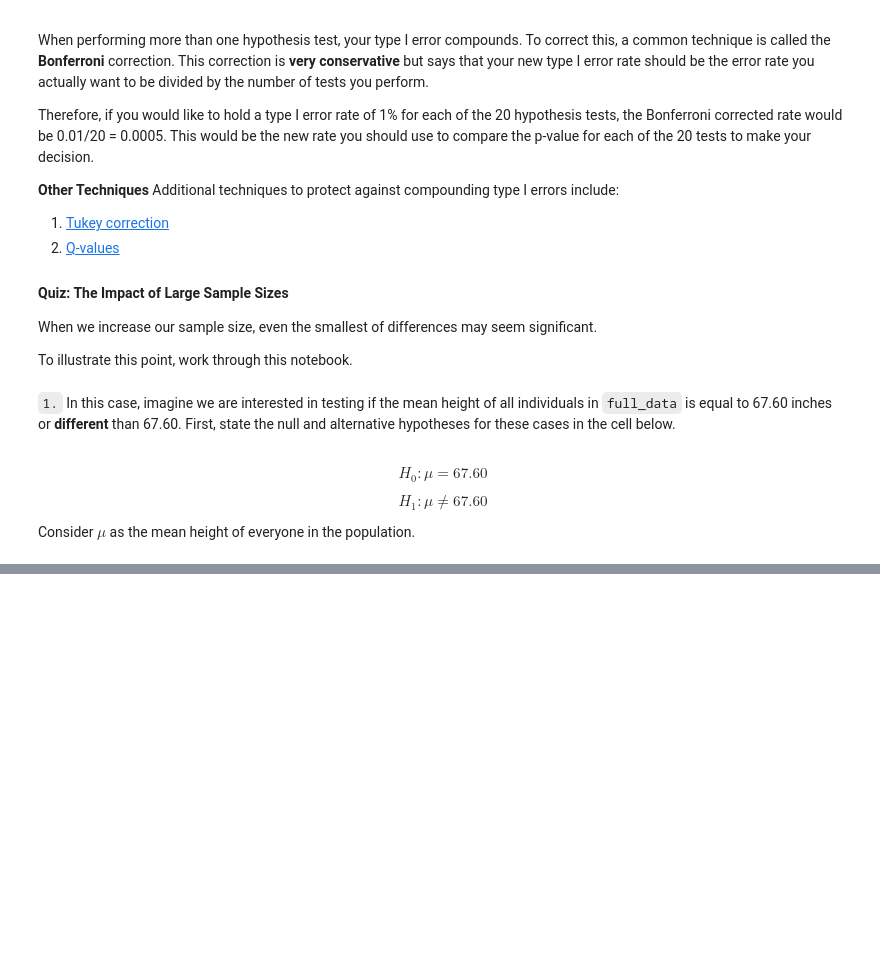
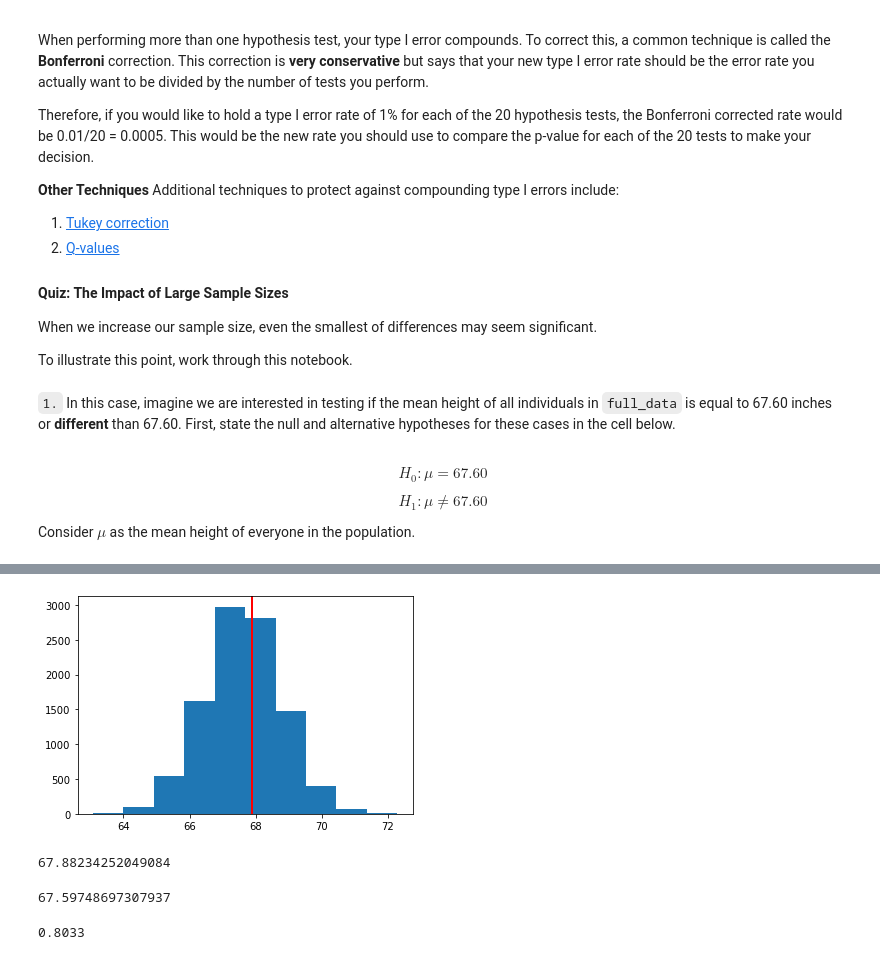
Before and after one commit to tharcyla/practical-statistics, a Jupyter notebook: 12_Hypothesis-Testing.ipynb, the cells around one changed output, grey strips where cells are left out. Cells and saved outputs as stored; diff of their text form; code cells hidden in the pictures; blank space fills up the shorter version.

Commit message:
upload: Add final notes from the Hypothesis Testing class

```diff
--- a/12_Hypothesis-Testing.ipynb
+++ b/12_Hypothesis-Testing.ipynb
@@ -739,0 +742,31 @@ np.std(means)
+# %%
+null_vals_5 = np.random.normal(67.60, sampling_dist_mean5, int(1e4))
+
+plt.hist(null_vals_5)
+plt.axvline(obs_mean, color='red', linewidth=2); # where our sample mean falls on null dist
+# %% [output]
+[figure, added]
+# %%
+obs_mean = sample1['height'].mean()
+obs_mean
+# %% [output]
+67.88234252049084
+# %%
+null_mean = full_data['height'].mean()
+null_mean
+# %% [output]
+67.59748697307937
+# %%
+# for a two sided hypothesis, we want to look at anything
+# more extreme from the null in both directions
+
+# probability of a statistic higher than observed
+prob_more_extreme_high = (null_vals_5 > obs_mean).mean()
+
+# probability of a statistic is more extreme lower
+prob_more_extreme_low = (null_vals_5 < null_mean - (obs_mean - null_mean)).mean()
+
+pval1 = prob_more_extreme_low + prob_more_extreme_high
+pval1
+# %% [output]
+0.8033
```
Also changed, not shown: parts of 42 cells of this notebook.
